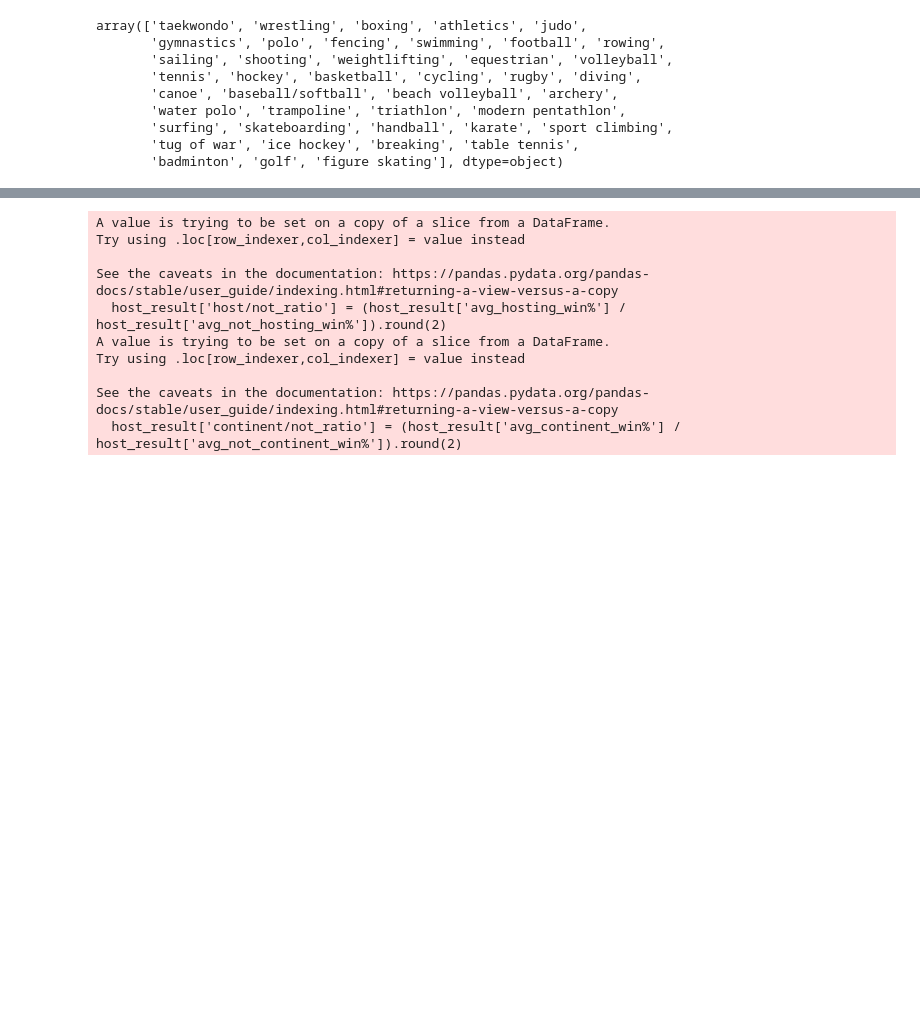
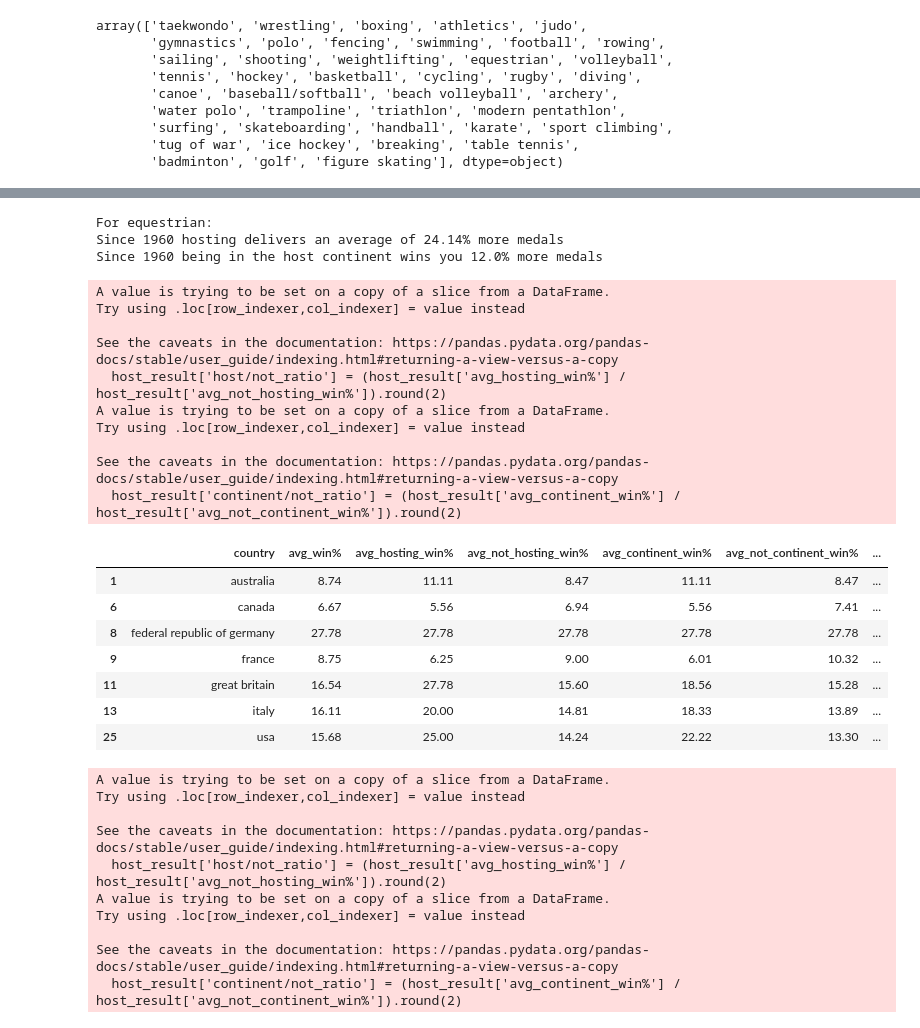
Before and after one commit to naeron75/sql-database, a Jupyter notebook: notebooks/analysis_owen.ipynb, the cells around one changed output, grey strips where cells are left out. Cells and saved outputs as stored; diff of their text form; code cells hidden in the pictures; blank space fills up the shorter version.

```diff
--- a/notebooks/analysis_owen.ipynb
+++ b/notebooks/analysis_owen.ipynb
@@ -629,3 +810,28 @@ See the caveats in the documentation: https://pandas.pydata.org/pandas-docs/stab
+# %%
+print("For equestrian:")
+get_ratio_data(eq_df, 1960)
+# %% [output]
+For equestrian:
+Since 1960 hosting delivers an average of 24.14% more medals
+Since 1960 being in the host continent wins you 12.0% more medals
+A value is trying to be set on a copy of a slice from a DataFrame.
+Try using .loc[row_indexer,col_indexer] = value instead
+
+See the caveats in the documentation: https://pandas.pydata.org/pandas-docs/stable/user_guide/indexing.html#returning-a-view-versus-a-copy
+  host_result['host/not_ratio'] = (host_result['avg_hosting_win%'] / host_result['avg_not_hosting_win%']).round(2)
+A value is trying to be set on a copy of a slice from a DataFrame.
+Try using .loc[row_indexer,col_indexer] = value instead
+
+See the caveats in the documentation: https://pandas.pydata.org/pandas-docs/stable/user_guide/indexing.html#returning-a-view-versus-a-copy
+  host_result['continent/not_ratio'] = (host_result['avg_continent_win%'] / host_result['avg_not_continent_win%']).round(2)
+|  | country | avg_win% | avg_hosting_win% | avg_not_hosting_win% | avg_continent_win% | avg_not_continent_win% | ... |
+| 1 | australia | 8.74 | 11.11 | 8.47 | 11.11 | 8.47 | ... |
+| 6 | canada | 6.67 | 5.56 | 6.94 | 5.56 | 7.41 | ... |
+| 8 | federal republic of germany | 27.78 | 27.78 | 27.78 | 27.78 | 27.78 | ... |
+| 9 | france | 8.75 | 6.25 | 9.00 | 6.01 | 10.32 | ... |
+| 11 | great britain | 16.54 | 27.78 | 15.60 | 18.56 | 15.28 | ... |
+| 13 | italy | 16.11 | 20.00 | 14.81 | 18.33 | 13.89 | ... |
+| 25 | usa | 15.68 | 25.00 | 14.24 | 22.22 | 13.30 | ... |
 # %%
 year_from = 1960
 
```
Also changed, not shown: parts of 17 cells of this notebook, 2 other files.
